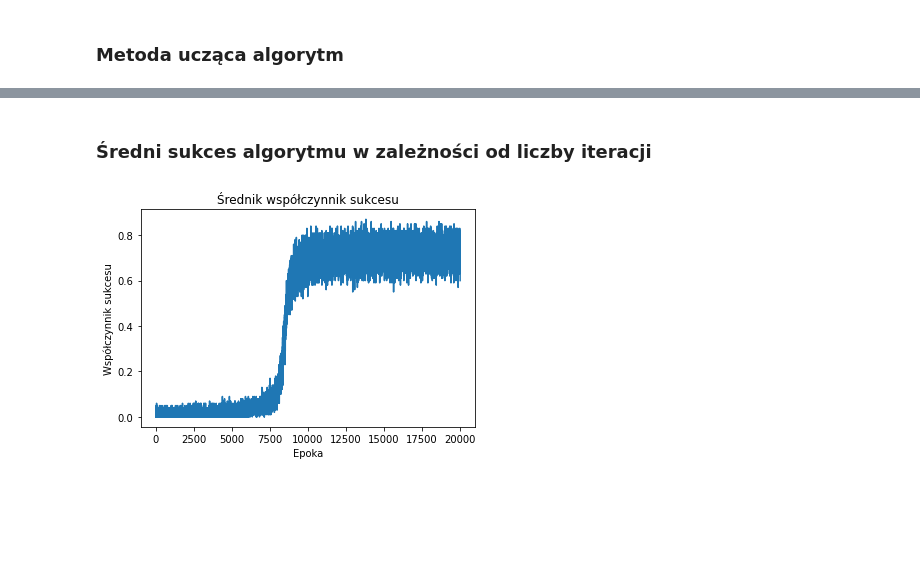
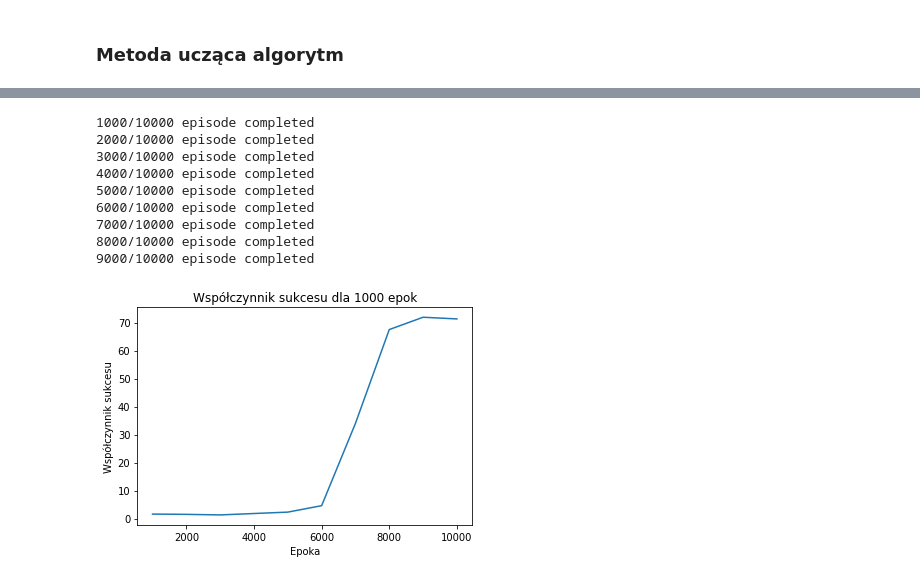
Before and after one commit to Ligerd/reinforcement_learning, a Jupyter notebook: src/actor_critic_simple.ipynb, the cells around one changed output, grey strips where cells are left out. Drawn from its saved outputs; the diff is of its cells as text; code cells hidden in the pictures; blank space fills up the shorter version.

```diff
--- a/src/actor_critic_simple.ipynb
+++ b/src/actor_critic_simple.ipynb
@@ -103,14 +104,8 @@ class ActorCriticAgent:
 # %% [markdown]
 ### Metoda ucząca algorytm
 # %%
-ALPHA = 0.3
-GAMMA = 0.99
-EPISODES = 20000
-ENV = 'FrozenLake-v1'
-
-
 def main():
-    env = gym.make(ENV, is_slippery=True)
+    env = gym.make(ENV, is_slippery=True, map_name=MAP_NAME)
     n_states = env.observation_space.n
     n_actions = env.action_space.n
     agent = ActorCriticAgent(n_states, n_actions, GAMMA)
@@ -159,6 +130,20 @@ show_success_rate(episode_rewards)
-# %% [markdown]
-### Średni sukces algorytmu w zależności od liczby iteracji
-# %%
-plot(success_rate, "Średnik współczynnik sukcesu")
-# %% [output]
-[figure, removed]
+# %%
+ALPHA = 0.3
+GAMMA = 0.99
+EPISODES = 10000
+ENV = 'FrozenLake-v1'
+MAP_NAME = "4x4"
+
+episode_rewards = main()
+show_success_rate(episode_rewards)
+# %% [output]
+1000/10000 episode completed
+2000/10000 episode completed
+3000/10000 episode completed
+4000/10000 episode completed
+5000/10000 episode completed
+6000/10000 episode completed
+7000/10000 episode completed
+8000/10000 episode completed
+9000/10000 episode completed
+[figure, added]
```
Also changed, not shown: parts of 5 cells of this notebook.
